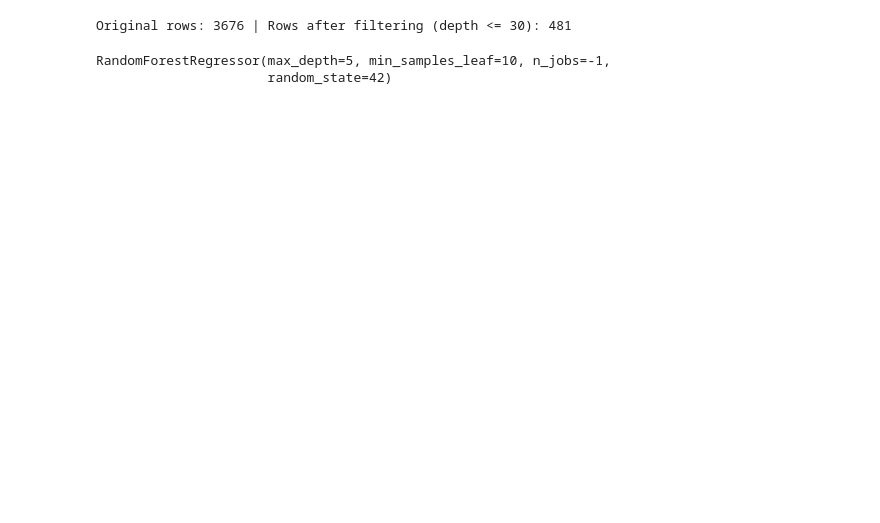
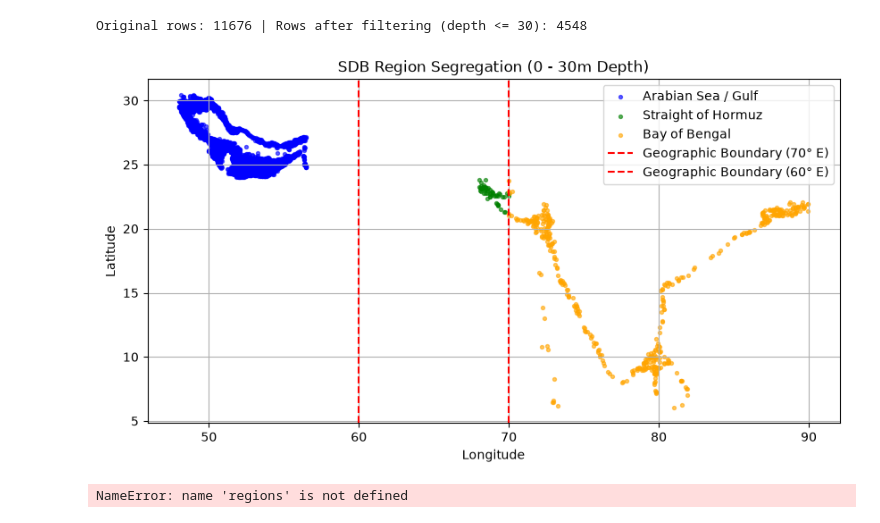
Before and after one commit to SpinoRexLegend/QDepth, a Jupyter notebook: Models/RandomForest.ipynb, the cells around one changed output. Drawn from its saved outputs; the diff is of its cells as text; code cells hidden in the pictures; blank space fills up the shorter version.

Commit message:
Added XGBoost and separated bob, straight of hormuz and arabian gulf

```diff
--- a/Models/RandomForest.ipynb
+++ b/Models/RandomForest.ipynb
@@ -22,32 +31,59 @@ from sklearn.model_selection import train_test_split
 # %%
 file = "../Dataset/final_sdb_dataset_clean.csv"
 df = pd.read_csv(file)
-df_filtered = df[df["depth"] <= 30].copy()
+df_shallow = df[(df['depth'] >= 0) & (df['depth'] <= 30)].copy()
 # %%
-print(f"Original rows: {len(df)} | Rows after filtering (depth <= 30): {len(df_filtered)}")
+print(f"Original rows: {len(df)} | Rows after filtering (depth <= 30): {len(df_shallow)}")
 # %% [output]
-Original rows: 3676 | Rows after filtering (depth <= 30): 481
+Original rows: 11676 | Rows after filtering (depth <= 30): 4548
 # %%
-X = df_filtered[["stumpf_ratio", "blue_band", "green_band"]]  # Must be a 2D DataFrame for scikit-learn
-y = df_filtered["depth"]
+df_shallow['log_blue'] = np.log(df_shallow['blue_band'] + 1e-6)
+df_shallow['log_green'] = np.log(df_shallow['green_band'] + 1e-6)
+df_shallow['blue_green_ratio'] = df_shallow['blue_band'] / (df_shallow['green_band'] + 1e-6)
+df_shallow['ndwi'] = (df_shallow['green_band'] - df_shallow['blue_band']) / (df_shallow['green_band'] + df_shallow['blue_band'] + 1e-6)
 # %%
-X_train, X_test, y_train, y_test = train_test_split(
-    X, y, test_size=0.2, random_state=42
-)
+df_arabian_sea = df_shallow[(df_shallow['longitude'] > 48) & (df_shallow['longitude'] < 60)].copy()
+df_strait_of_hormuz = df_shallow[(df_shallow['longitude'] > 65) & (df_shallow['longitude'] < 70)].copy()
+df_bay_of_bengal = df_shallow[df_shallow['longitude'] >= 70].copy()
 # %%
-model = RandomForestRegressor(
-    n_estimators=100,
-    max_depth=5,  # Prevents deep overfitting
-    min_samples_leaf=10,  # Forces trees to generalize on pixel groups
-    random_state=42,
-    n_jobs=-1,
-)
-model.fit(X_train, y_train)
+plt.figure(figsize=(10, 5))
+plt.scatter(df_arabian_sea['longitude'], df_arabian_sea['latitude'], c='blue', label='Arabian Sea / Gulf', s=8, alpha=0.6)
+plt.scatter(df_strait_of_hormuz['longitude'], df_strait_of_hormuz['latitude'], c='green', label='Straight of Hormuz', s=8, alpha=0.6)
+plt.scatter(df_bay_of_bengal['longitude'], df_bay_of_bengal['latitude'], c='orange', label='Bay of Bengal', s=8, alpha=0.6)
+plt.axvline(x=70, color='red', linestyle='--', label='Geographic Boundary (70° E)')
+plt.axvline(x=60, color='red', linestyle='--', label='Geographic Boundary (60° E)')
+plt.xlabel('Longitude')
+plt.ylabel('Latitude')
+plt.title('SDB Region Segregation (0 - 30m Depth)')
+plt.legend()
+plt.grid(True)
+plt.show()
 # %% [output]
-RandomForestRegressor(max_depth=5, min_samples_leaf=10, n_jobs=-1,
-                      random_state=42)
+[figure, added]
 # %%
-y_pred = model.predict(X_test)
+for name, data in regions.items():
+    if len(data) < 5:
+        print(f"Skipping {name} - Not enough samples ({len(data)} rows).")
+        continue
+
+    X = data[feature_cols]
+    y = data['depth']
+
+    X_train, X_test, y_train, y_test = train_test_split(X, y, test_size=0.2, random_state=42)
+
+    rf = RandomForestRegressor(n_estimators=100, random_state=42)
+    rf.fit(X_train, y_train)
+
+    y_pred = rf.predict(X_test)
+    r2 = r2_score(y_test, y_pred)
+    rmse = np.sqrt(mean_squared_error(y_test, y_pred))
+
+    print(f"=== {name} ===")
+    print(f"Sample Count: {len(data)}")
+    print(f"R² Score:     {r2:.4f}")
+    print(f"RMSE:         {rmse:.4f}\n")
+# %% [output]
+NameError: name 'regions' is not defined
 # %%
 mae = mean_absolute_error(y_test, y_pred)
 r2 = r2_score(y_test, y_pred)
```
Also changed, not shown: parts of 3 cells of this notebook, 3 other files.
